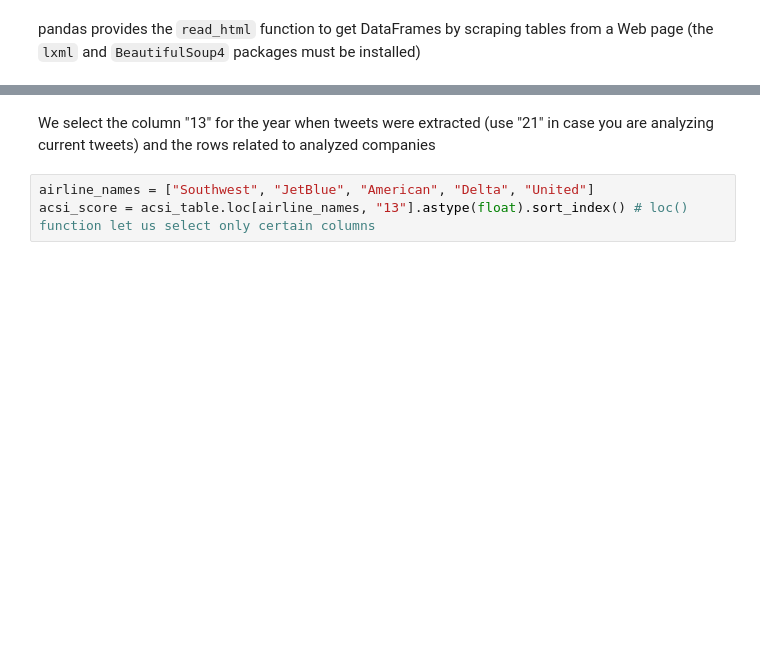
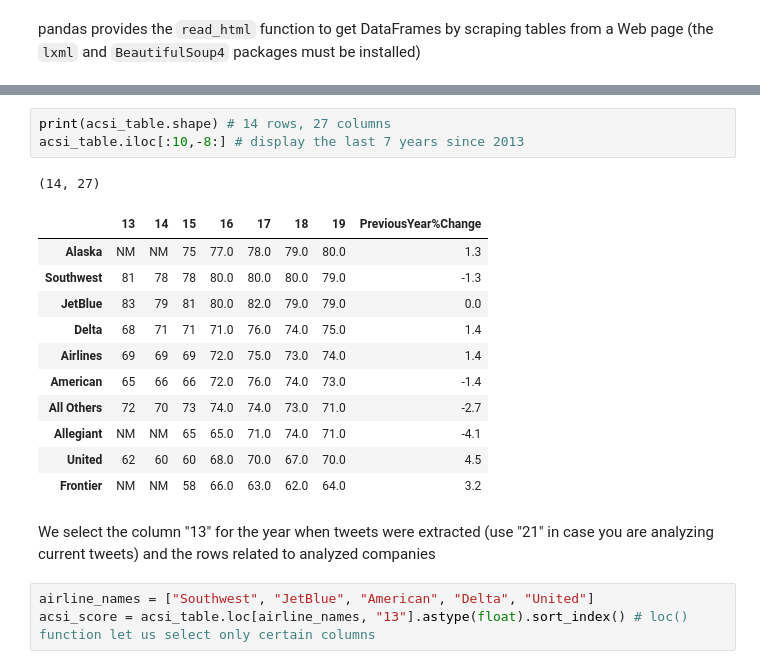
Before and after one commit to unibodatascience/BBS-DeepTextMining, a Jupyter notebook: 05 - Opinion Mining with Python (part 1)/1_opinion_lab.ipynb, the cells around one changed output, grey strips where cells are left out. Saved outputs shown, nothing was run; the diff lists cells and outputs as text; blank space fills up the shorter version.

```diff
--- a/05 - Opinion Mining with Python (part 1)/1_opinion_lab.ipynb
+++ b/05 - Opinion Mining with Python (part 1)/1_opinion_lab.ipynb
@@ -594,3 +613,19 @@ acsi_table.iloc[:10,-5:]
+# %%
+print(acsi_table.shape) # 14 rows, 27 columns
+acsi_table.iloc[:10,-8:] # display the last 7 years since 2013
+# %% [output]
+(14, 27)
+|  | 13 | 14 | 15 | 16 | 17 | 18 | 19 | PreviousYear%Change |
+| Alaska | NM | NM | 75 | 77.0 | 78.0 | 79.0 | 80.0 | 1.3 |
+| Southwest | 81 | 78 | 78 | 80.0 | 80.0 | 80.0 | 79.0 | -1.3 |
+| JetBlue | 83 | 79 | 81 | 80.0 | 82.0 | 79.0 | 79.0 | 0.0 |
+| Delta | 68 | 71 | 71 | 71.0 | 76.0 | 74.0 | 75.0 | 1.4 |
+| Airlines | 69 | 69 | 69 | 72.0 | 75.0 | 73.0 | 74.0 | 1.4 |
+| American | 65 | 66 | 66 | 72.0 | 76.0 | 74.0 | 73.0 | -1.4 |
+| All Others | 72 | 70 | 73 | 74.0 | 74.0 | 73.0 | 71.0 | -2.7 |
+| Allegiant | NM | NM | 65 | 65.0 | 71.0 | 74.0 | 71.0 | -4.1 |
+| United | 62 | 60 | 60 | 68.0 | 70.0 | 67.0 | 70.0 | 4.5 |
+| Frontier | NM | NM | 58 | 66.0 | 63.0 | 62.0 | 64.0 | 3.2 |
 # %% [markdown]
 We select the column "13" for the year when tweets were extracted (use "21" in case you are analyzing current tweets) and the rows related to analyzed companies
 # %%
```
Also changed, not shown: parts of 53 cells of this notebook.
